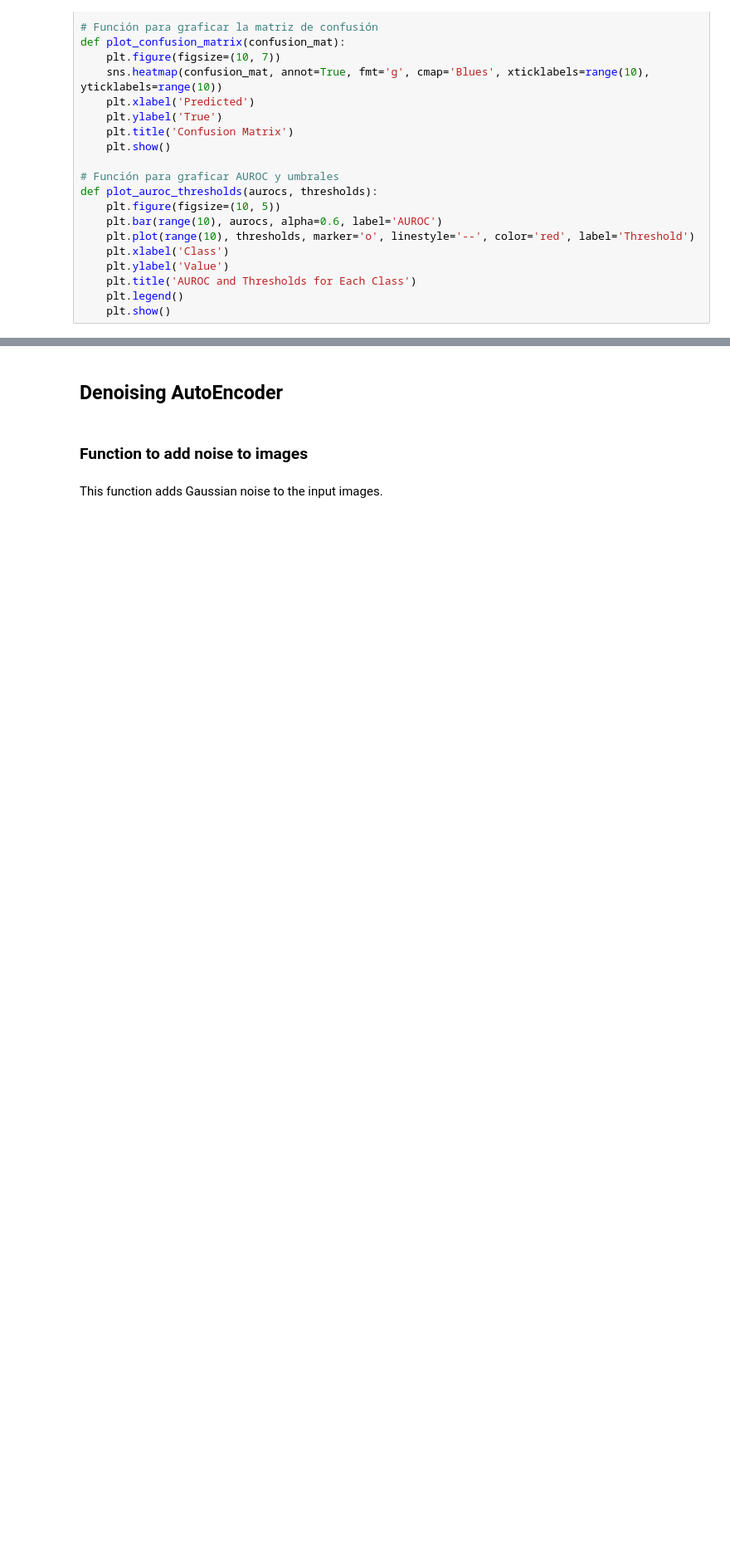
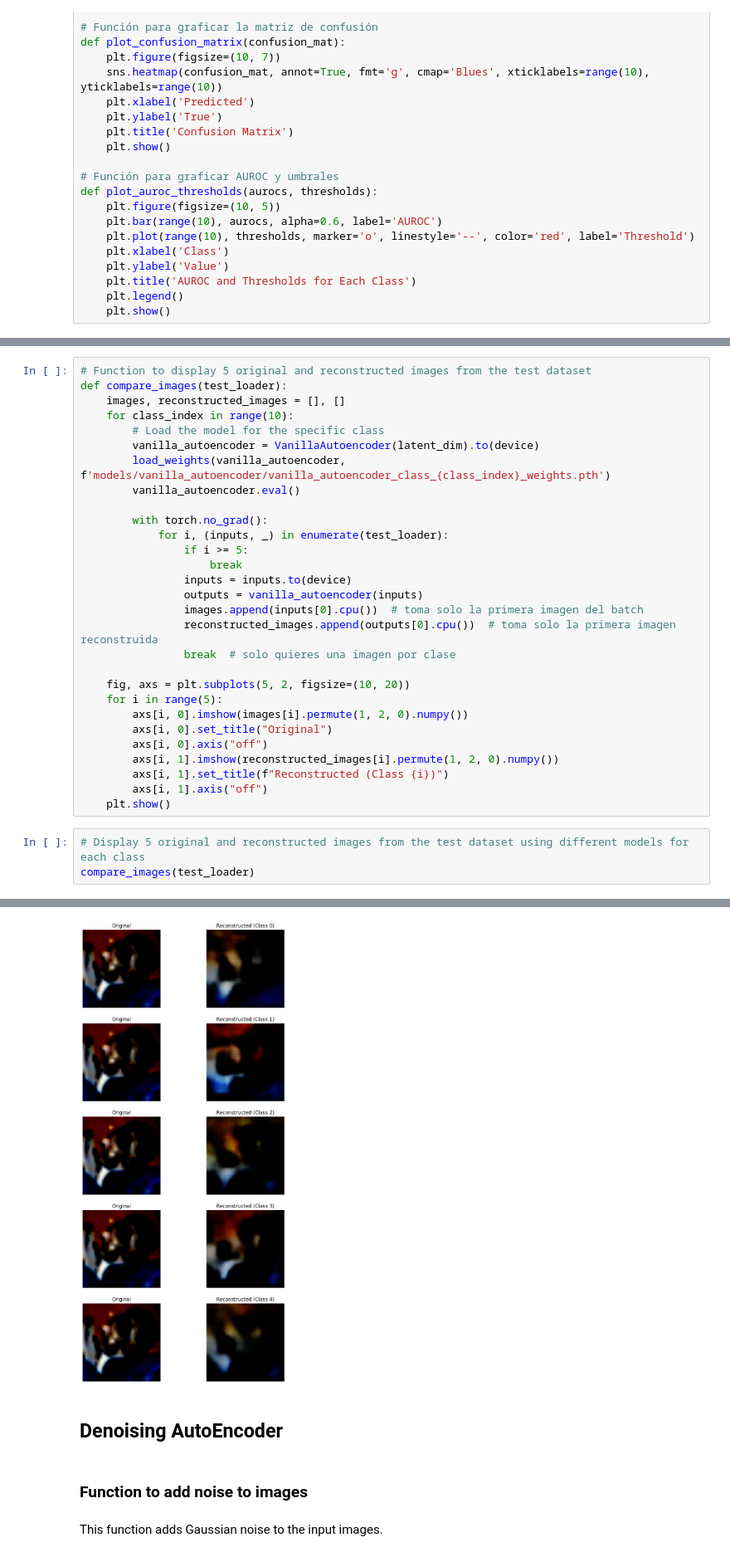
Before and after one commit to Juank0621/CelebA_SRGAN, a Jupyter notebook: dul_final_project.ipynb, the cells around one changed output, grey strips where cells are left out. Shown at 83% size. Cells and saved outputs as stored; diff of their text form; blank space fills up the shorter version.

```diff
--- a/dul_final_project.ipynb
+++ b/dul_final_project.ipynb
@@ -626,0 +586,33 @@ Model loaded and ready to use.
+# %%
+# Function to display 5 original and reconstructed images from the test dataset
+def compare_images(test_loader):
+    images, reconstructed_images = [], []
+    for class_index in range(10):
+        # Load the model for the specific class
+        vanilla_autoencoder = VanillaAutoencoder(latent_dim).to(device)
+        load_weights(vanilla_autoencoder, f'models/vanilla_autoencoder/vanilla_autoencoder_class_{class_index}_weights.pth')
+        vanilla_autoencoder.eval()
+
+        with torch.no_grad():
+            for i, (inputs, _) in enumerate(test_loader):
+                if i >= 5:
+                    break
+                inputs = inputs.to(device)
+                outputs = vanilla_autoencoder(inputs)
+                images.append(inputs[0].cpu())  # toma solo la primera imagen del batch
+                reconstructed_images.append(outputs[0].cpu())  # toma solo la primera imagen reconstruida
+                break  # solo quieres una imagen por clase
+
+    fig, axs = plt.subplots(5, 2, figsize=(10, 20))
+    for i in range(5):
+        axs[i, 0].imshow(images[i].permute(1, 2, 0).numpy())
+        axs[i, 0].set_title("Original")
+        axs[i, 0].axis("off")
+        axs[i, 1].imshow(reconstructed_images[i].permute(1, 2, 0).numpy())
+        axs[i, 1].set_title(f"Reconstructed (Class {i})")
+        axs[i, 1].axis("off")
+    plt.show()
+# %%
+# Display 5 original and reconstructed images from the test dataset using different models for each class
+compare_images(test_loader)
+# %% [output]
@@ -627,3 +624,4 @@ Model loaded and ready to use.
+[figure, added]
 # %% [markdown]
 ## Denoising AutoEncoder
 # %% [markdown]
```
Also changed, not shown: parts of 20 cells of this notebook, 3 other files.
